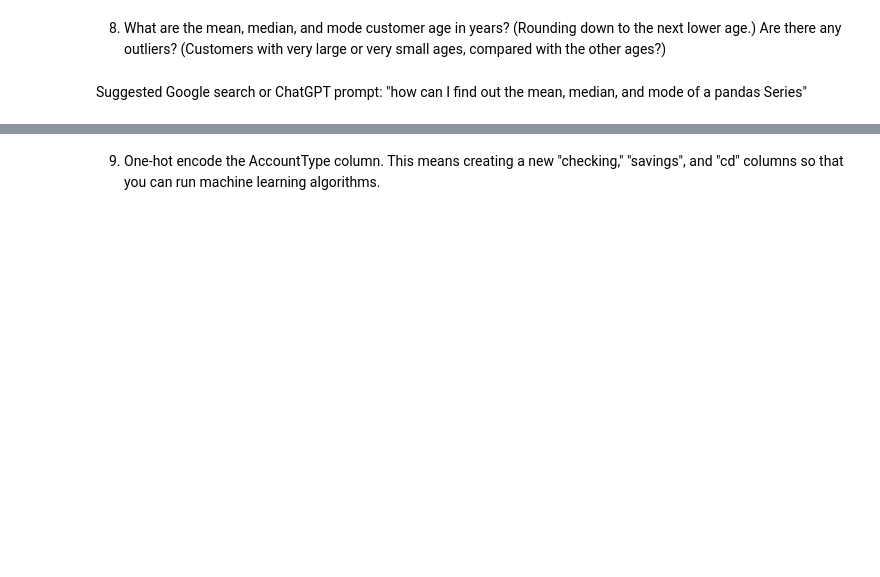
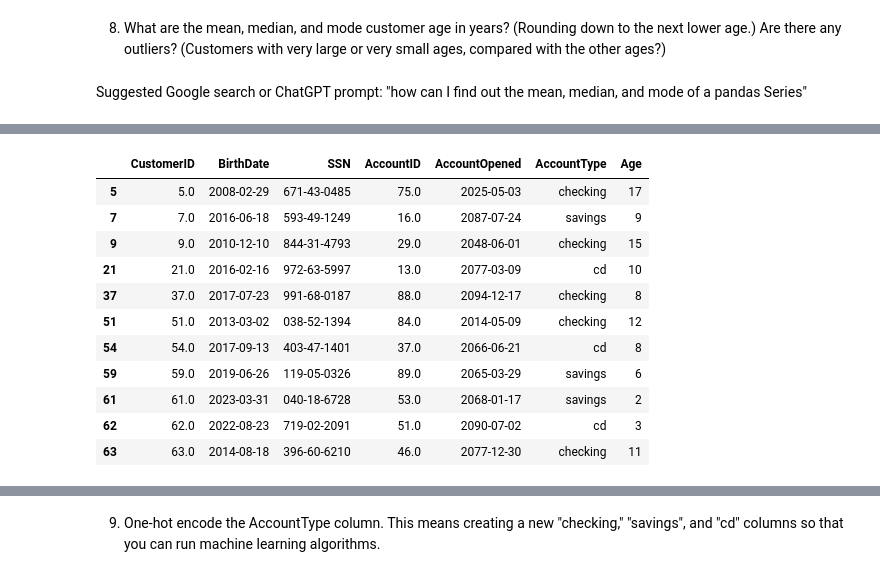
Before and after one commit to akamatt1/OMDS-ModB2-WeeklyAssignments, a Jupyter notebook: OMDS-ModB2-Week1-Affum-Matt.ipynb, the cells around one changed output, grey strips where cells are left out. Cells and saved outputs as stored; diff of their text form; code cells hidden in the pictures; blank space fills up the shorter version.

```diff
--- a/OMDS-ModB2-Week1-Affum-Matt.ipynb
+++ b/OMDS-ModB2-Week1-Affum-Matt.ipynb
@@ -389,0 +419,18 @@ df_bank_unique[df_bank_unique["Age"] < 5]
+# %%
+
+# outliers in age
+df_bank_unique[df_bank_unique["Age"] > 100]
+df_bank_unique[df_bank_unique["Age"] < 18]
+# %% [output]
+|  | CustomerID | BirthDate | SSN | AccountID | AccountOpened | AccountType | Age |
+| 5 | 5.0 | 2008-02-29 | 671-43-0485 | 75.0 | 2025-05-03 | checking | 17 |
+| 7 | 7.0 | 2016-06-18 | 593-49-1249 | 16.0 | 2087-07-24 | savings | 9 |
+| 9 | 9.0 | 2010-12-10 | 844-31-4793 | 29.0 | 2048-06-01 | checking | 15 |
+| 21 | 21.0 | 2016-02-16 | 972-63-5997 | 13.0 | 2077-03-09 | cd | 10 |
+| 37 | 37.0 | 2017-07-23 | 991-68-0187 | 88.0 | 2094-12-17 | checking | 8 |
+| 51 | 51.0 | 2013-03-02 | 038-52-1394 | 84.0 | 2014-05-09 | checking | 12 |
+| 54 | 54.0 | 2017-09-13 | 403-47-1401 | 37.0 | 2066-06-21 | cd | 8 |
+| 59 | 59.0 | 2019-06-26 | 119-05-0326 | 89.0 | 2065-03-29 | savings | 6 |
+| 61 | 61.0 | 2023-03-31 | 040-18-6728 | 53.0 | 2068-01-17 | savings | 2 |
+| 62 | 62.0 | 2022-08-23 | 719-02-2091 | 51.0 | 2090-07-02 | cd | 3 |
+| 63 | 63.0 | 2014-08-18 | 396-60-6210 | 46.0 | 2077-12-30 | checking | 11 |
```
Also changed, not shown: parts of 10 cells of this notebook.
